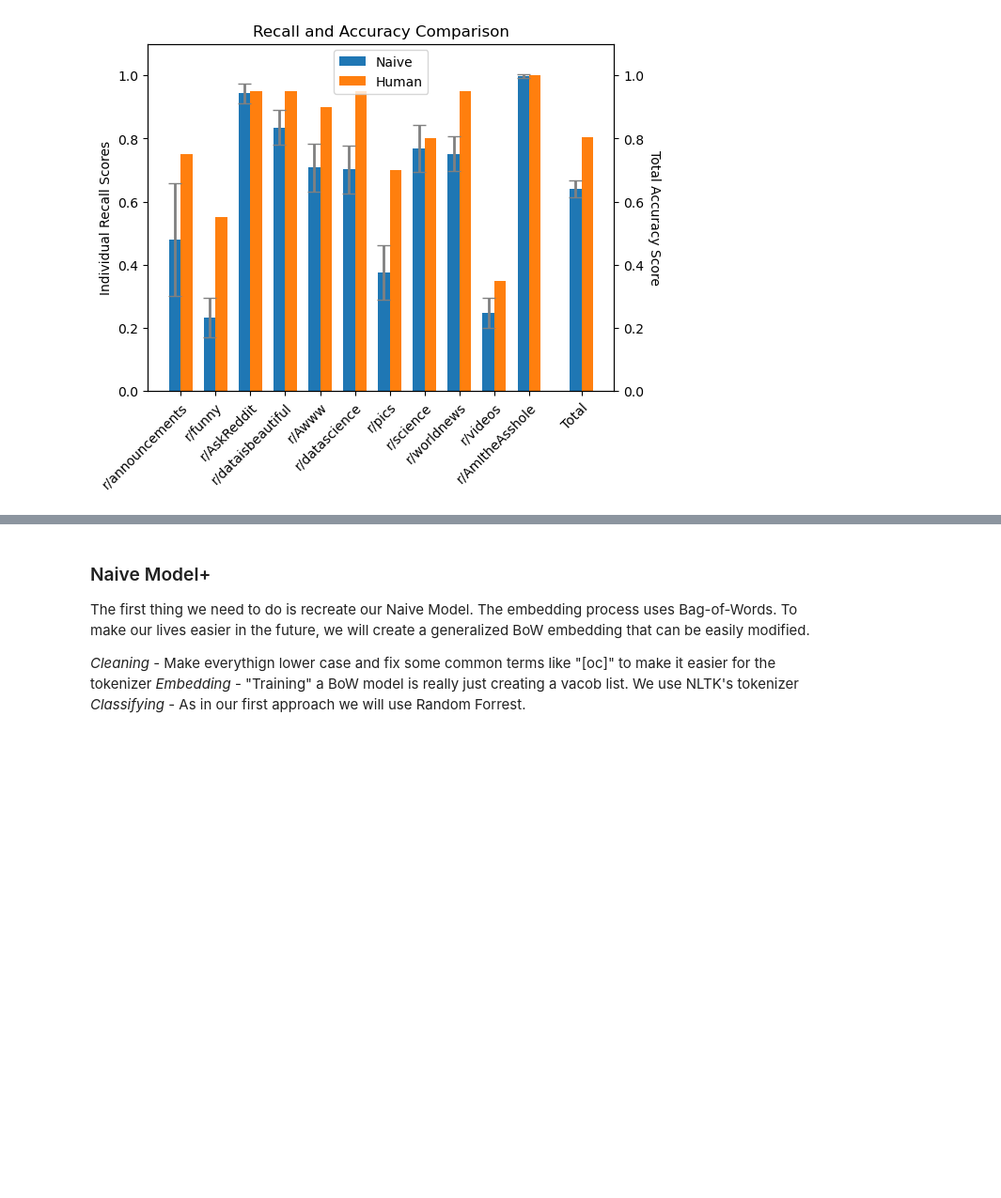
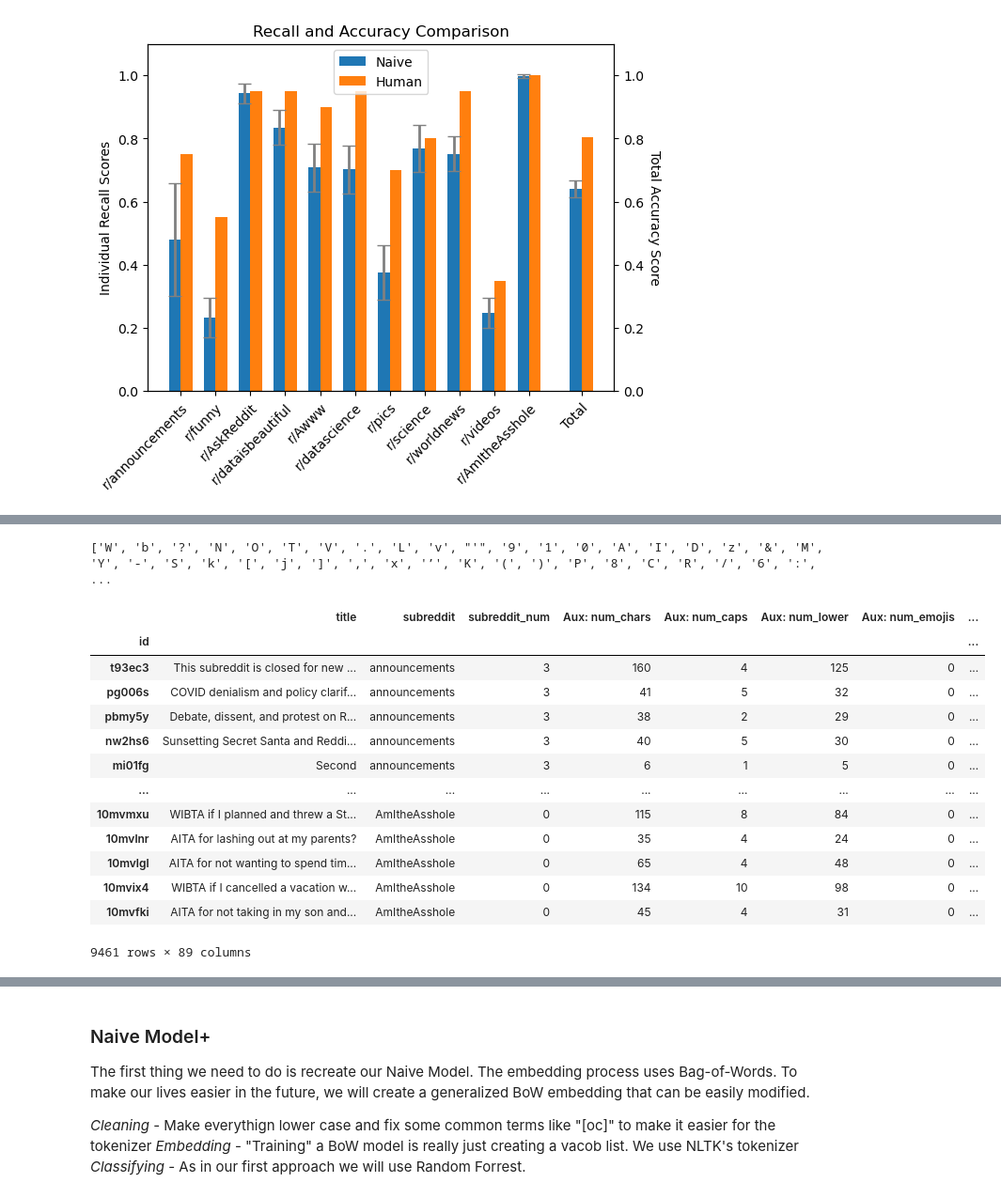
Before and after one commit to rainonej/Reddit-Projects, a Jupyter notebook: Subreddit Predictions/Model Comparison.ipynb, the cells around one changed output, grey strips where cells are left out. Shown: that part at 94% size. Cells and saved outputs as stored; diff of their text form; code cells hidden in the pictures; blank space fills up the shorter version.

```diff
--- a/Subreddit Predictions/Model Comparison.ipynb
+++ b/Subreddit Predictions/Model Comparison.ipynb
@@ -105,0 +240,2 @@ obj.compare([ 'Naive', 'Human'], error_bars=True)
+# %%
+obj.ALL_FEATURES = obj.full_data.copy()
@@ -105,0 +275,45 @@ obj.compare([ 'Naive', 'Human'], error_bars=True)
+# %%
+from collections import Counter
+
+
+# Create a list of all characters in the title column
+
+training = pd.DataFrame(obj.X_train)
+
+all_characters = ''.join(training['title'])
+total_chars = len(all_characters)
+
+# Create a Counter object to count the occurrences of each word
+character_count = Counter(all_characters)
+# Create a list of words that appear more than 100 times
+infrequent_chars = [char for char, count in character_count.items() if ((count < total_chars/100) & (count > 10))]
+#infrequent_chars = [char for char, count in character_count.items() if (count > 10)]
+
+# Print the list of frequent words
+print(infrequent_chars)
+# %% [output]
+['W', 'b', '?', 'N', 'O', 'T', 'V', '.', 'L', 'v', "'", '9', '1', '0', 'A', 'I', 'D', 'z', '&', 'M', 'Y', '-', 'S', 'k', '[', 'j', ']', ',', 'x', '’', 'K', '(', ')', 'P', '8', 'C', 'R', '/', '6', ':', ...
+# %%
+df = obj.ALL_FEATURES.copy()
+
+new_cols = {'BoC: ' + str(char): df['title'].apply(lambda x: x.count(char)) for char in infrequent_chars}
+df = pd.concat([df, pd.DataFrame(new_cols)], axis = 1)
+
+
+obj.ALL_FEATURES = df
+obj.ALL_FEATURES
+# %% [output]
+|  | title | subreddit | subreddit_num | Aux: num_chars | Aux: num_caps | Aux: num_lower | Aux: num_emojis | ... |
+| id |  |  |  |  |  |  |  | ... |
+| t93ec3 | This subreddit is closed for new ... | announcements | 3 | 160 | 4 | 125 | 0 | ... |
+| pg006s | COVID denialism and policy clarif... | announcements | 3 | 41 | 5 | 32 | 0 | ... |
+| pbmy5y | Debate, dissent, and protest on R... | announcements | 3 | 38 | 2 | 29 | 0 | ... |
+| nw2hs6 | Sunsetting Secret Santa and Reddi... | announcements | 3 | 40 | 5 | 30 | 0 | ... |
+| mi01fg | Second | announcements | 3 | 6 | 1 | 5 | 0 | ... |
+| ... | ... | ... | ... | ... | ... | ... | ... | ... |
+| 10mvmxu | WIBTA if I planned and threw a St... | AmItheAsshole | 0 | 115 | 8 | 84 | 0 | ... |
+| 10mvlnr | AITA for lashing out at my parents? | AmItheAsshole | 0 | 35 | 4 | 24 | 0 | ... |
+| 10mvlgl | AITA for not wanting to spend tim... | AmItheAsshole | 0 | 65 | 4 | 48 | 0 | ... |
+| 10mvix4 | WIBTA if I cancelled a vacation w... | AmItheAsshole | 0 | 134 | 10 | 98 | 0 | ... |
+| 10mvfki | AITA for not taking in my son and... | AmItheAsshole | 0 | 45 | 4 | 31 | 0 | ... |
+9461 rows × 89 columns
```
Also changed, not shown: parts of 56 cells of this notebook, 2 other files.
